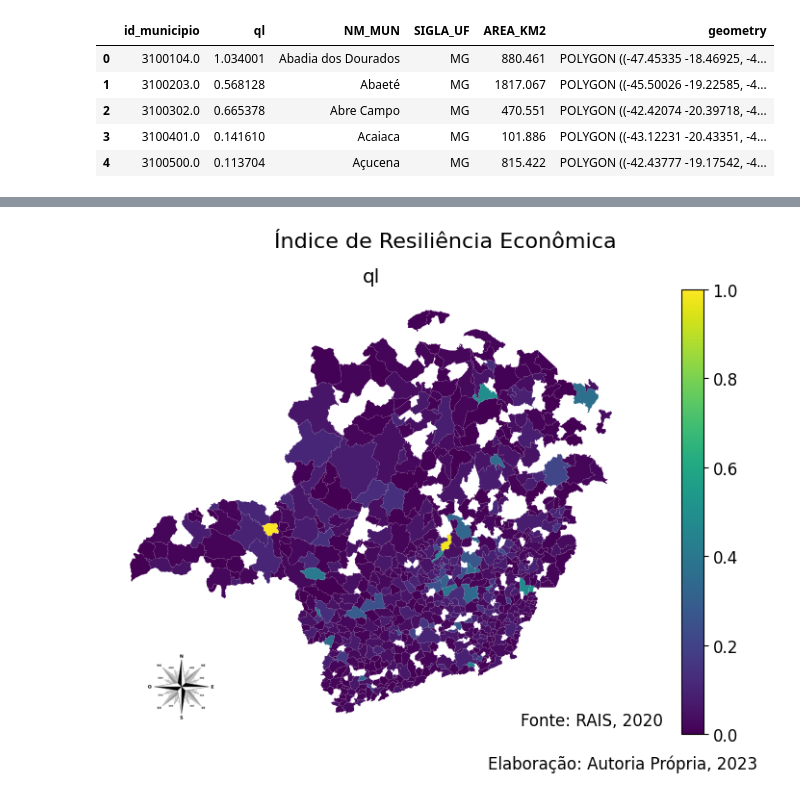
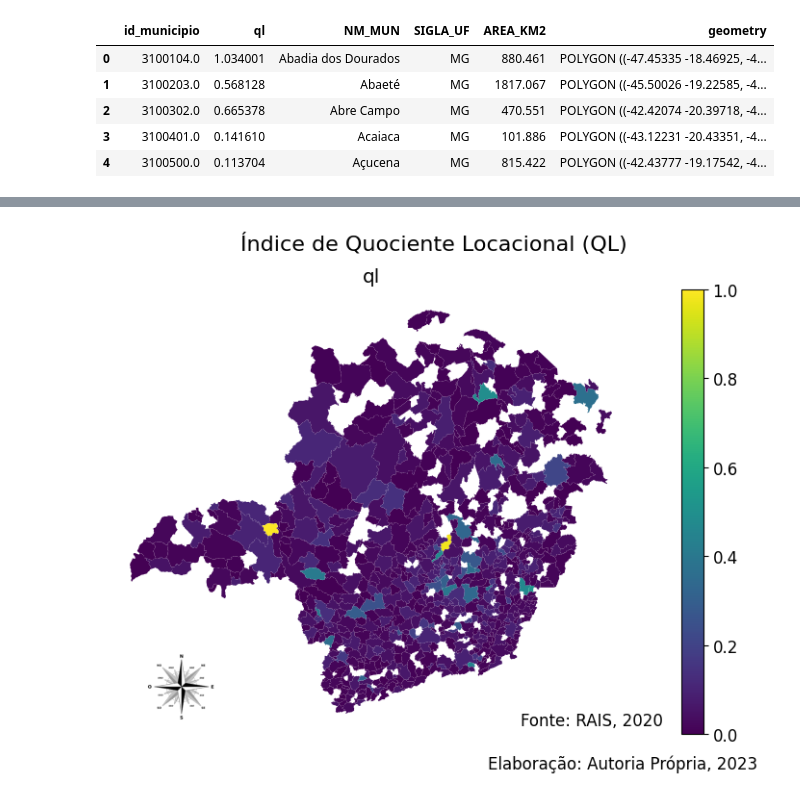
Before and after one commit to Leonardo-Dias-Up/Colab, a Jupyter notebook: DataViva_Atividade.ipynb, the cells around one changed output, grey strips where cells are left out. Saved outputs shown, nothing was run; the diff lists cells and outputs as text; code cells hidden in the pictures.

```diff
--- a/DataViva_Atividade.ipynb
+++ b/DataViva_Atividade.ipynb
@@ -543,14 +543,14 @@ for col in columns:
     ax.set_title(col)
     ax.set_facecolor('#f2f2f2')
     ax.axis('off')
-    ax.text(1.05, 0.02, 'Fonte: RAIS, 2020', fontsize=12, ha='right', transform=ax.transAxes)
+    ax.text(1.05, 0.02, 'Fonte: RAIS, 2010', fontsize=12, ha='right', transform=ax.transAxes)
     axins2 = ax.inset_axes([0.065, 0.03, 0.15, 0.15], transform=ax.transAxes)
     axins2.set_aspect('equal')
     axins2.axis('off')
     axins2.imshow(img)
 
 # Adiciona o título
-plt.suptitle('Índice de Resiliência Econômica', fontsize=16, x=0.58)
+plt.suptitle('Índice de Quociente Locacional (QL)', fontsize=16, x=0.57)
 
 # Adiciona a fonte do gráfico geral
 fig.text(0.85, 0.05, 'Elaboração: Autoria Própria, 2023', fontsize=12, ha='right')
@@ -566,32 +566,32 @@ columns = ['ql']
 data = df_ql_construcao_2020[columns]
 
 # Normalizar os dados de 0 a 1
 data_norm = (data - data.min()) / (data.max() - data.min())
 
 # Criar um novo GeoDataFrame com os dados normalizados e as geometrias dos municípios
 data_norm_df = gpd.GeoDataFrame(pd.concat([data_norm, df_ql_construcao_2020['geometry']], axis=1))
 
 # Plotar os mapas para cada coluna
 fig, ax = plt.subplots(figsize=(12, 6))
 
 for col in columns:
     data_norm_df.plot(column=col, ax=ax, legend=True, cmap='viridis')
     ax.set_title(col)
     ax.set_facecolor('#f2f2f2')
     ax.axis('off')
     ax.text(1.05, 0.02, 'Fonte: RAIS, 2020', fontsize=12, ha='right', transform=ax.transAxes)
     axins2 = ax.inset_axes([0.065, 0.03, 0.15, 0.15], transform=ax.transAxes)
     axins2.set_aspect('equal')
     axins2.axis('off')
     axins2.imshow(img)
 
 # Adiciona o título
-plt.suptitle('Índice de Resiliência Econômica', fontsize=16, x=0.58)
+plt.suptitle('Índice de Quociente Locacional (QL)', fontsize=16, x=0.57)
 
 # Adiciona a fonte do gráfico geral
 fig.text(0.85, 0.05, 'Elaboração: Autoria Própria, 2023', fontsize=12, ha='right')
 
 # Exibe a plotagem
 plt.show()
 # %% [output]
-[figure, old version]
+[figure, new version]
```
Also changed, not shown: parts of 6 cells of this notebook.
